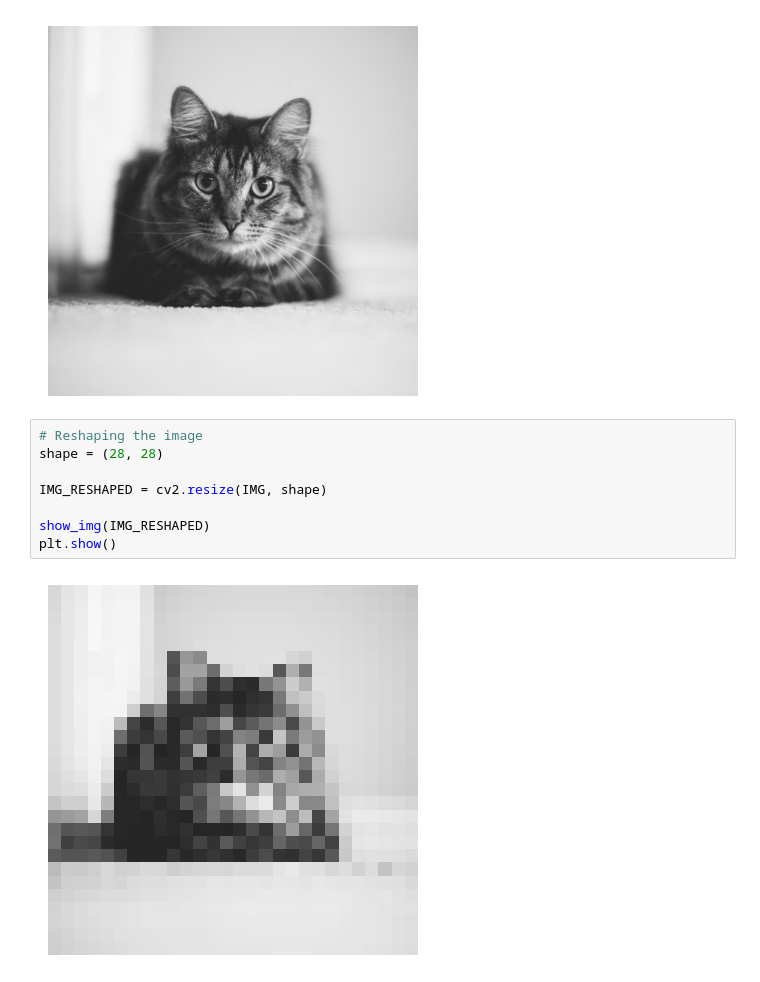
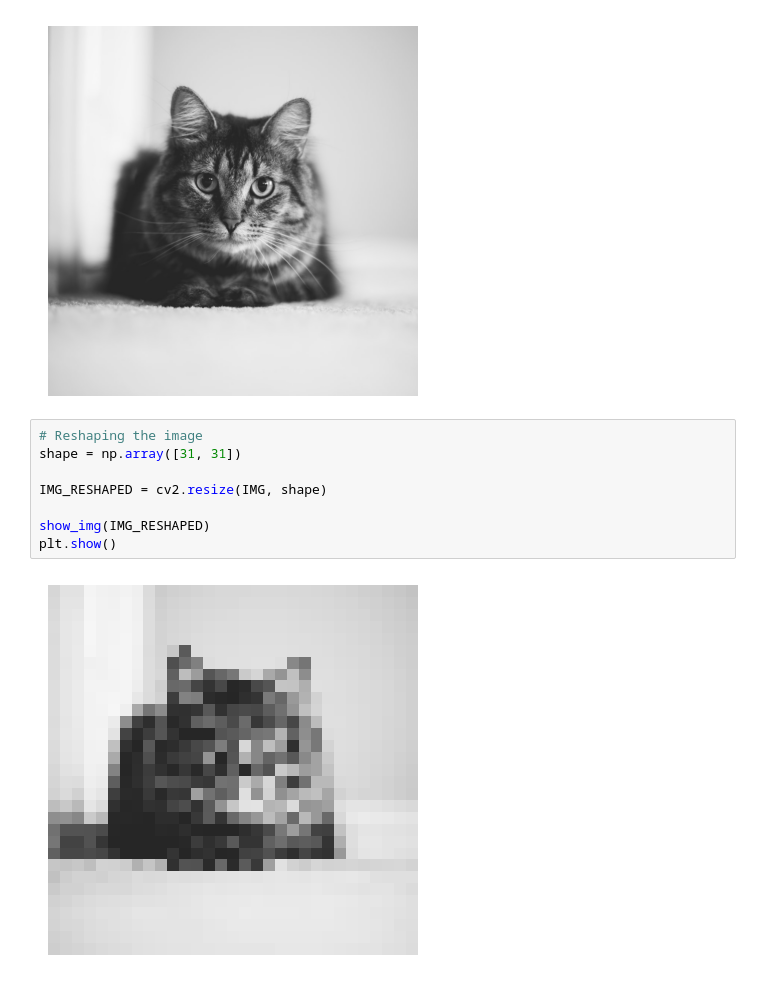
Before and after one commit to PaoloGinefra/StringArtHoughTransform, a Jupyter notebook: main.ipynb, the cells around one changed output. Saved outputs shown, nothing was run; the diff lists cells and outputs as text.

```diff
--- a/main.ipynb
+++ b/main.ipynb
@@ -31,14 +31,14 @@ plt.show()
 [figure]
 # %%
 # Reshaping the image
-shape = (28, 28)
+shape = np.array([31, 31])
 
 IMG_RESHAPED = cv2.resize(IMG, shape)
 
 show_img(IMG_RESHAPED)
 plt.show()
 # %% [output]
-[figure, old version]
+[figure, new version]
 # %%
 #Converting to binary black and white
 IMG_BW = cv2.threshold(IMG_RESHAPED, 127, 255, cv2.THRESH_BINARY)[1]
```
Also changed, not shown: parts of 9 cells of this notebook.
